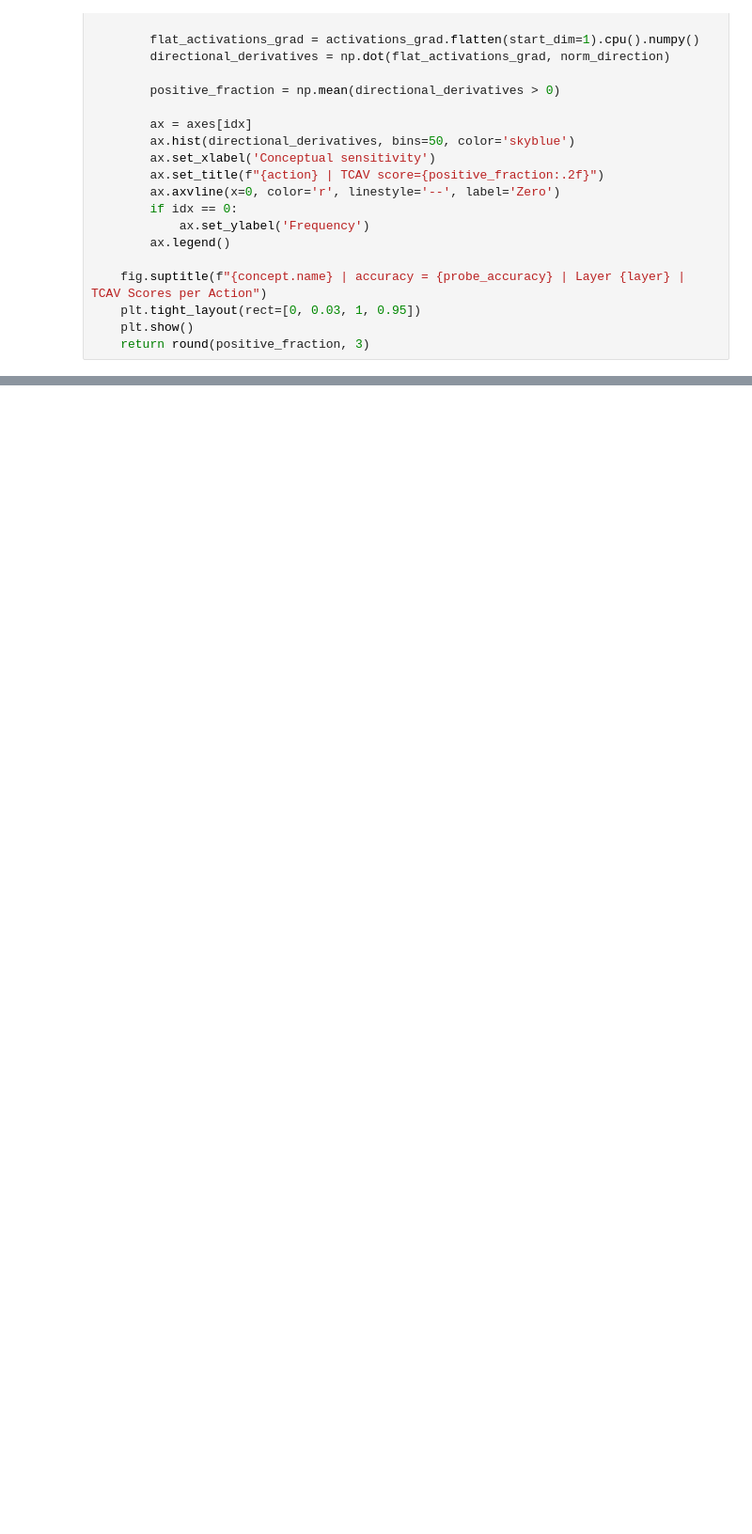
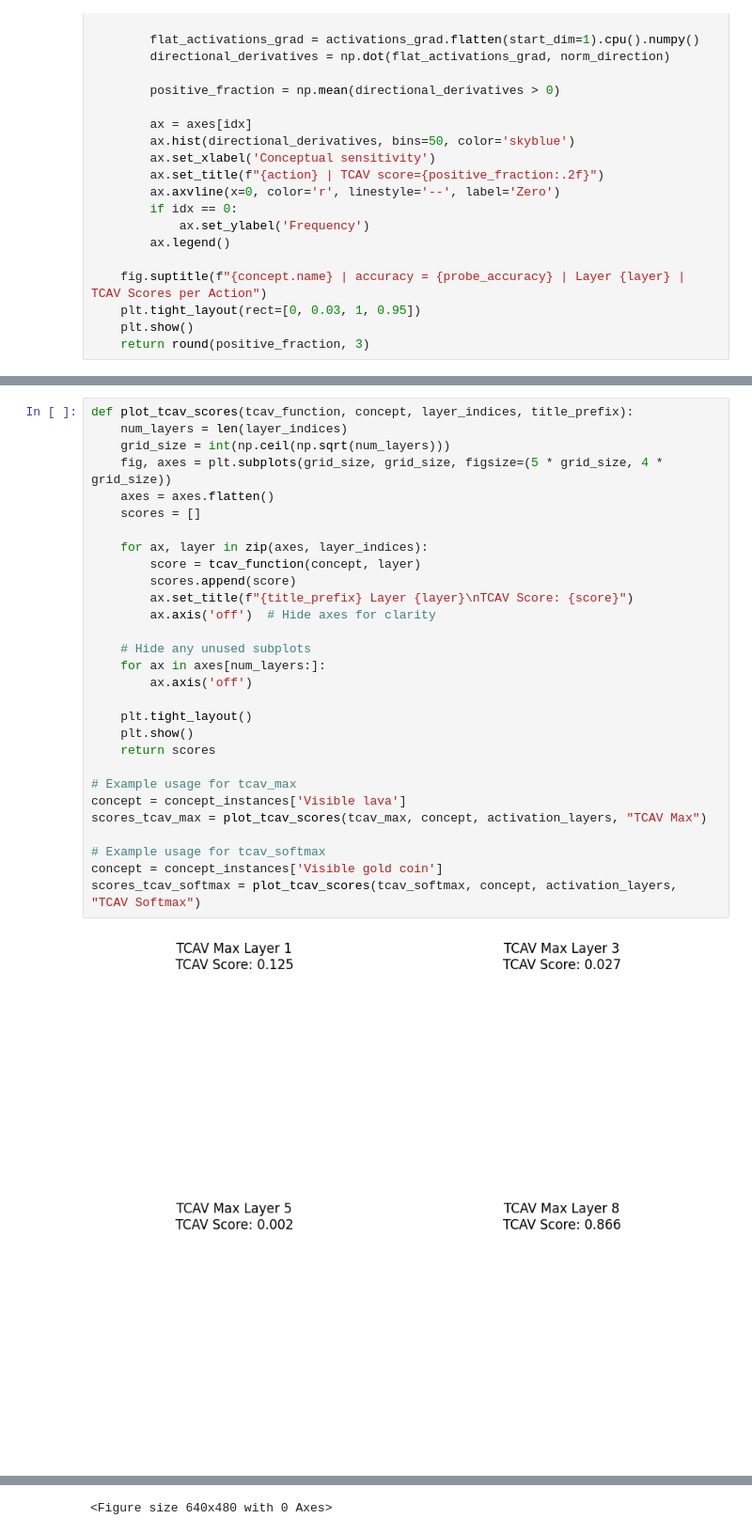
Before and after one commit to JacobLyLa/Qrunner-XAI, a Jupyter notebook: notebooks/probing_tcav.ipynb, the cells around one changed output, grey strips where cells are left out. Shown at 94% size. Saved outputs shown, nothing was run; the diff lists cells and outputs as text; blank space fills up the shorter version.

```diff
--- a/notebooks/probing_tcav.ipynb
+++ b/notebooks/probing_tcav.ipynb
@@ -442,0 +814,31 @@ def tcav_action_ratio(concept, layer, action1, action2):
+# %%
+def plot_tcav_scores(tcav_function, concept, layer_indices, title_prefix):
+    num_layers = len(layer_indices)
+    grid_size = int(np.ceil(np.sqrt(num_layers)))
+    fig, axes = plt.subplots(grid_size, grid_size, figsize=(5 * grid_size, 4 * grid_size))
+    axes = axes.flatten()
+    scores = []
+
+    for ax, layer in zip(axes, layer_indices):
+        score = tcav_function(concept, layer)
+        scores.append(score)
+        ax.set_title(f"{title_prefix} Layer {layer}\nTCAV Score: {score}")
+        ax.axis('off')  # Hide axes for clarity
+
+    # Hide any unused subplots
+    for ax in axes[num_layers:]:
+        ax.axis('off')
+
+    plt.tight_layout()
+    plt.show()
+    return scores
+
+# Example usage for tcav_max
+concept = concept_instances['Visible lava']
+scores_tcav_max = plot_tcav_scores(tcav_max, concept, activation_layers, "TCAV Max")
+
+# Example usage for tcav_softmax
+concept = concept_instances['Visible gold coin']
+scores_tcav_softmax = plot_tcav_scores(tcav_softmax, concept, activation_layers, "TCAV Softmax")
+# %% [output]
+[figure, added]
@@ -442,0 +854 @@ def tcav_action_ratio(concept, layer, action1, action2):
+<Figure size 640x480 with 0 Axes>
```
Also changed, not shown: parts of 25 cells of this notebook.
